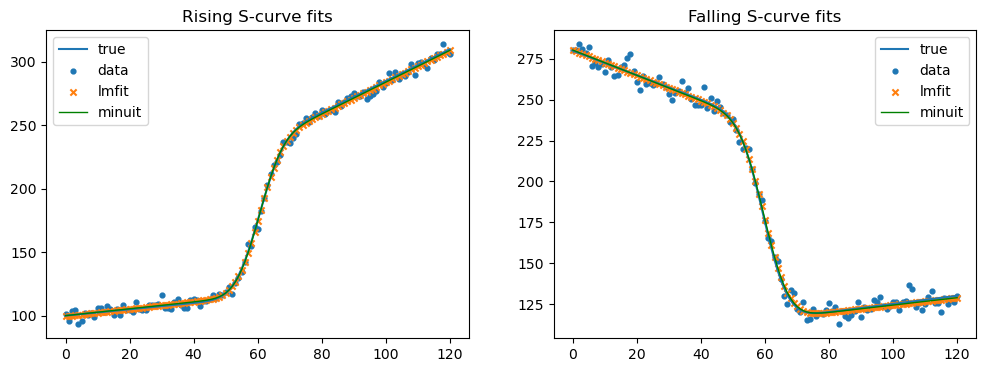
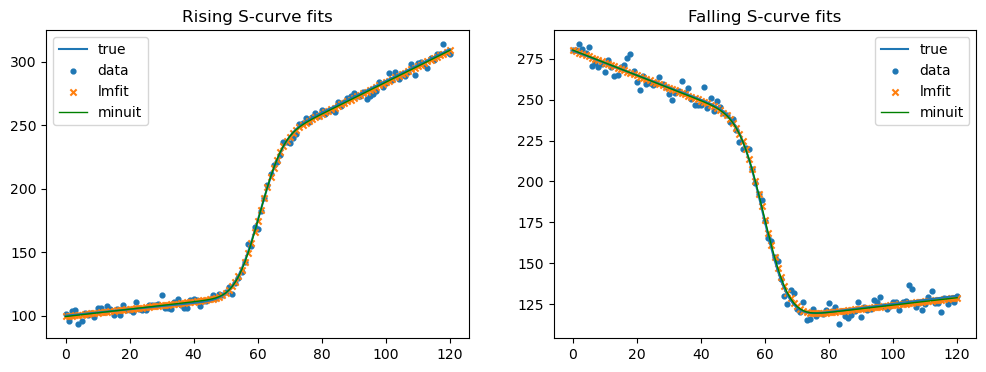
The change to this notebook cell's code, shown as a diff; its figure went from the first image to the second:
--- before
+++ after
@@ -6,5 +6,5 @@
 ax[0].scatter(x, scurve(x, res_r_lmfit[:6]), s=20, marker="x", label="lmfit")
 # ax[0].plot(x, scurve(x, res_r_minuit_grad[:6]), linewidth=1, color="green", label="minuit")
-ax[0].plot(x, scurve(x, res_r_munuit_obj[:6]), linewidth=1, color="green", label="minuit")
+ax[0].plot(x, scurve(x, res_r_munuit_obj['par']), linewidth=1, color="green", label="minuit")
 ax[0].set_title("Rising S-curve fits")
 ax[0].legend()
@@ -15,5 +15,5 @@
 ax[1].scatter(x, scurve2(x, res_f_lmfit[:6]), s=20, marker="x", label="lmfit")
 # ax[1].plot(x, scurve2(x, res_f_minuit_grad[:6]), linewidth=1, color="green", label="minuit")
-ax[1].plot(x, scurve2(x, res_f_munuit_obj[:6]), linewidth=1, color="green", label="minuit")
+ax[1].plot(x, scurve2(x, res_f_munuit_obj['par']), linewidth=1, color="green", label="minuit")
 ax[1].set_title("Falling S-curve fits")
 ax[1].legend()

Commit: Unify Python fit bindings to return dict results for 1D and 3D fits